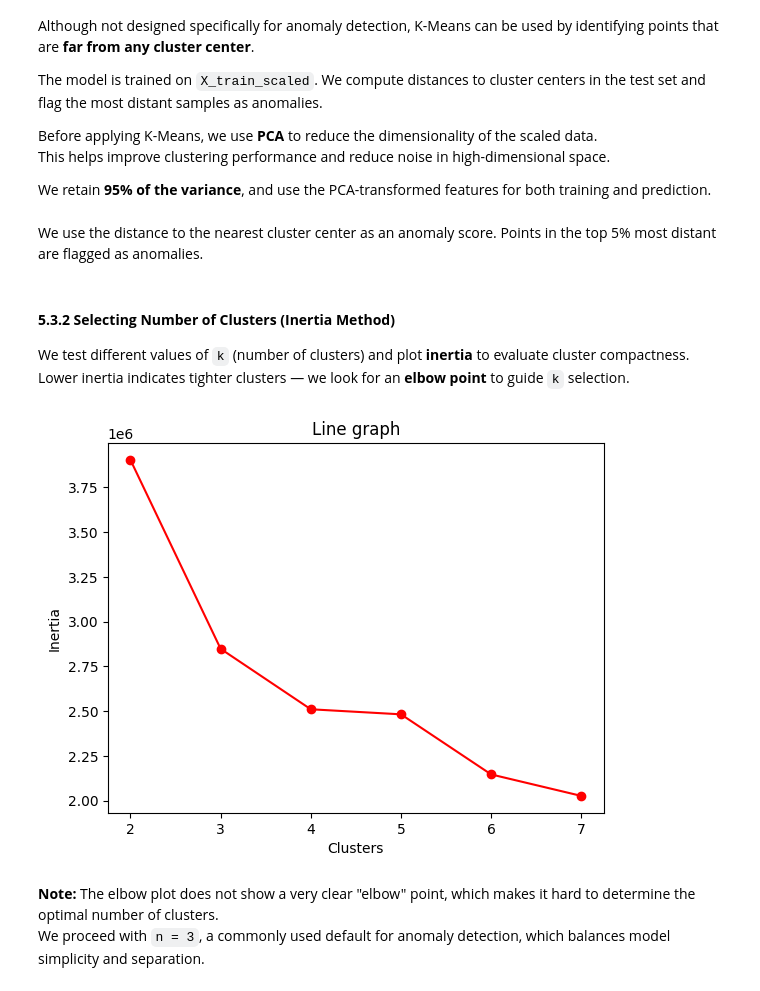
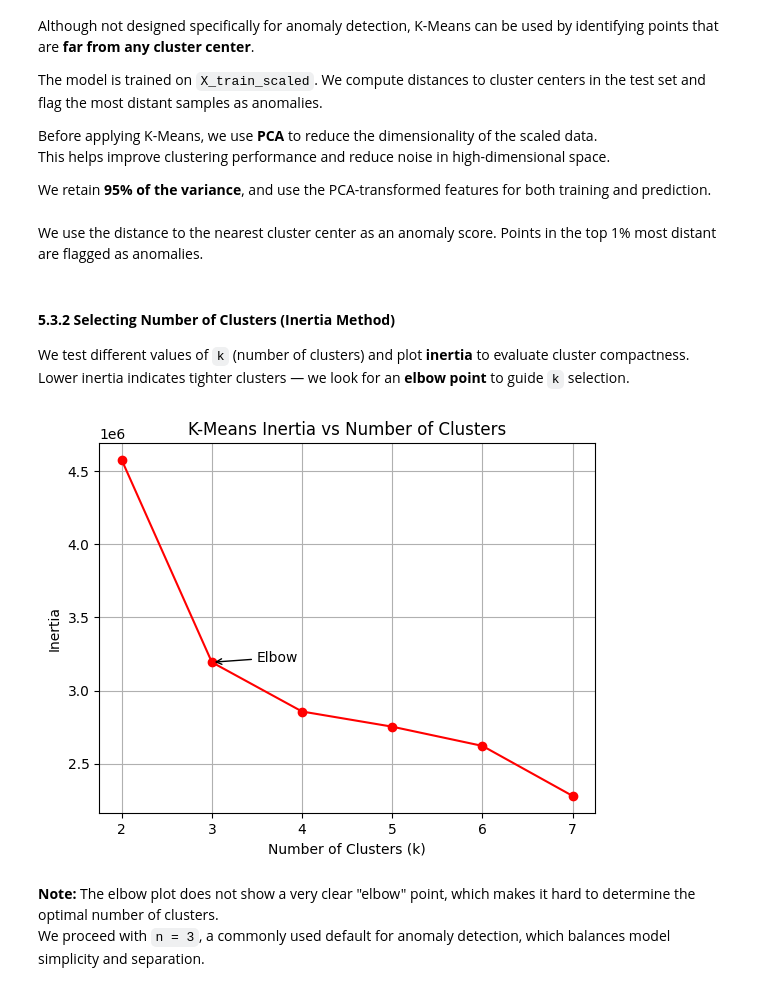
Before and after one commit to elisabellahj/MLing, a Jupyter notebook: A2.ipynb, the cells around one changed output. Cells and saved outputs as stored; diff of their text form; code cells hidden in the pictures.

```diff
--- a/A2.ipynb
+++ b/A2.ipynb
@@ -334,8 +334,8 @@ To evaluate model predictions later, we convert the `machine_status` column into
 
 This binary label is only used for evaluation after training, not during model fitting or tuning.
 # %%
-# Define 60/40 chronological split
-split_index = round(len(df) * 0.6)
+# Define 70/40 chronological split
+split_index = round(len(df) * 0.7)
 
 train = df.iloc[:split_index, :]
 test = df.iloc[split_index:, :]
@@ -497,7 +497,7 @@ threshold = np.percentile(min_distances, 99)
 y_pred_kmeans = (min_distances > threshold).astype(int)
 # %% [markdown]
 We use the distance to the nearest cluster center as an anomaly score.
-Points in the top 5% most distant are flagged as anomalies.
+Points in the top 1% most distant are flagged as anomalies.
 # %% [markdown]
 #### **5.3.2 Selecting Number of Clusters (Inertia Method)**
 
@@ -506,46 +506,27 @@ Lower inertia indicates tighter clusters — we look for an **elbow point** to g
 # %%
 from sklearn.cluster import KMeans
 import matplotlib.pyplot as plt
 
-# # Inertia scores for k = 2 to 7
-# k_vals = range(2, 8)
-# inertia = [KMeans(n_clusters=k, random_state=42).fit(X_train_pca).inertia_ for k in k_vals]
+# Inertia scores for k = 2 to 7
+k_vals = range(2, 8)
+inertia = [KMeans(n_clusters=k, init="k-means++", random_state=42).fit(X_train_pca).inertia_ for k in k_vals]
 
-# # Plot with elbow annotation
-# plt.plot(k_vals, inertia, marker="o", color="red")
-# plt.title("K-Means Inertia vs Number of Clusters")
-# plt.xlabel("Number of Clusters (k)")
-# plt.ylabel("Inertia")
-# plt.grid(True)
+# Plot with elbow annotation
+plt.plot(k_vals, inertia, marker="o", color="red")
+plt.title("K-Means Inertia vs Number of Clusters")
+plt.xlabel("Number of Clusters (k)")
+plt.ylabel("Inertia")
+plt.grid(True)
 
-# # Annotate elbow (e.g. k=3)
-# elbow_k = 3
-# elbow_inertia = inertia[k_vals.index(elbow_k)]
-# plt.annotate("Elbow", xy=(elbow_k, elbow_inertia), xytext=(elbow_k + 0.5, elbow_inertia + 5000),
-#              arrowprops=dict(facecolor='black', arrowstyle='->'))
+# Annotate elbow (e.g. k=3)
+elbow_k = 3
+elbow_inertia = inertia[k_vals.index(elbow_k)]
+plt.annotate("Elbow", xy=(elbow_k, elbow_inertia), xytext=(elbow_k + 0.5, elbow_inertia + 5000),
+             arrowprops=dict(facecolor='black', arrowstyle='->'))
 
-# plt.show()
-
-inertia_values = []
-k_liste = []
-
-for k in range(2, 8):
-    kmeans = KMeans(n_clusters= k, random_state= 42)
-    kmeans.fit(X_train_pca)
-
-    inertia_score = kmeans.inertia_
-    inertia_values.append(inertia_score)
-    k_liste.append(k)
-
-
-
-plt.title("Line graph")
-plt.xlabel("Clusters")
-plt.ylabel("Inertia")
-plt.plot(k_liste, inertia_values , marker= "o", color ="red")
 plt.show()
 # %% [output]
-[figure, old version]
+[figure, new version]
 # %% [markdown]
 **Note:** The elbow plot does not show a very clear "elbow" point, which makes it hard to determine the optimal number of clusters.
 We proceed with `n = 3`, a commonly used default for anomaly detection, which balances model simplicity and separation.
```
Also changed, not shown: parts of 16 cells of this notebook.
